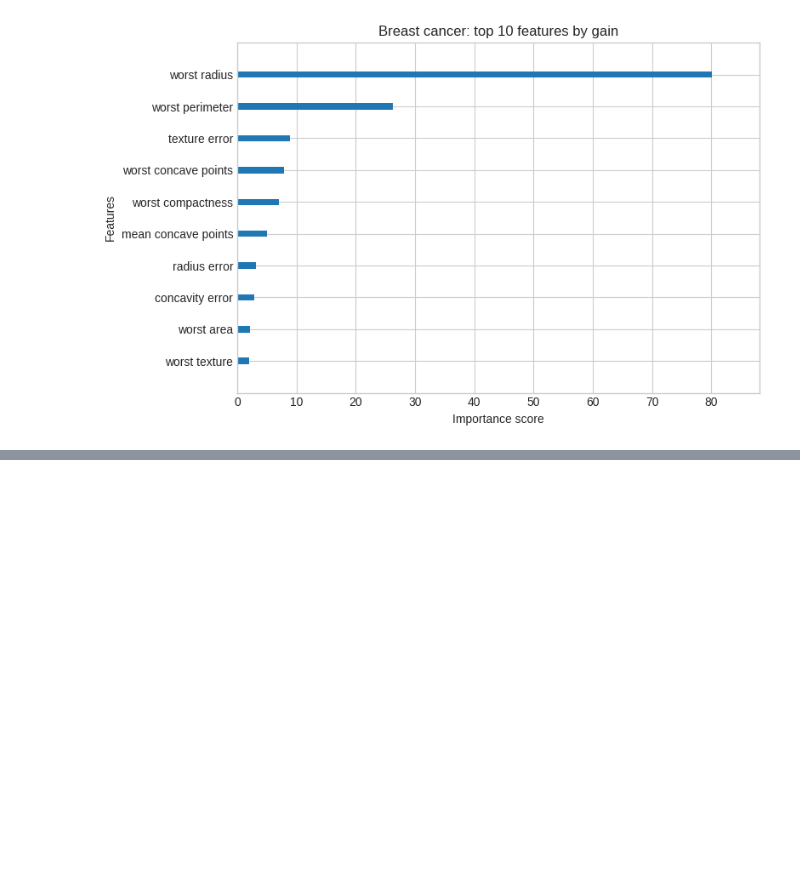
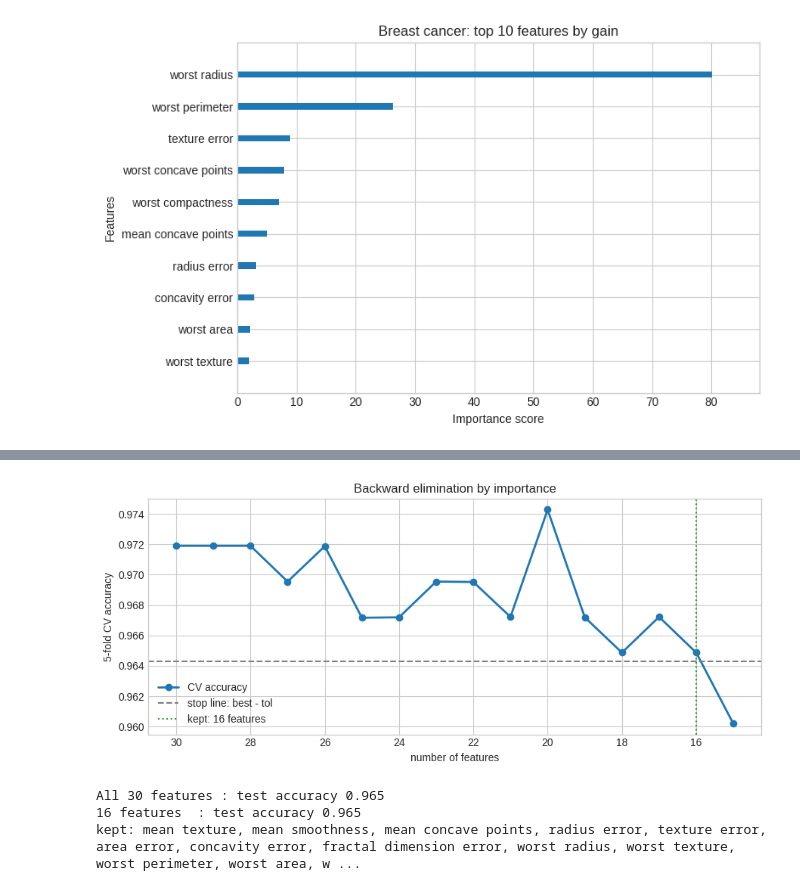
Before and after one commit to imagra93/ML-course-labs, a Jupyter notebook: notebooks/machine_learning/lab 6 - XGBoost and Gradient Boosting.ipynb, the cells around one changed output, grey strips where cells are left out. Drawn from its saved outputs; the diff is of its cells as text; code cells hidden in the pictures; blank space fills up the shorter version.

```diff
--- a/notebooks/machine_learning/lab 6 - XGBoost and Gradient Boosting.ipynb
+++ b/notebooks/machine_learning/lab 6 - XGBoost and Gradient Boosting.ipynb
@@ -361,0 +512,23 @@ plt.show()
+# %%
+X, y = cancer.data, cancer.target
+X_train, X_test, y_train, y_test = train_test_split(X, y, test_size=0.25, random_state=42, stratify=y)  # same split as section 4
+
+model = xgb.XGBClassifier(random_state=42)
+cv5 = StratifiedKFold(n_splits=5, shuffle=True, random_state=42)
+tol = 0.01                                   # allowed drop in CV accuracy (about one standard error here)
+
+features = list(range(X.shape[1]))           # column indices still in the model: all 30 at the start
+best = cross_val_score(model, X_train, y_train, cv=cv5).mean()
+history = [(len(features), best)]
+print(f"start with {len(features)} features: CV accuracy {best:.4f}")
+while len(features) > 1:
+    importance = model.fit(X_train[:, features], y_train).feature_importances_   # gain, recomputed every round
+    weakest = features[np.argmin(importance)]
+    candidate = [f for f in features if f != weakest]
+    score = cross_val_score(model, X_train[:, candidate], y_train, cv=cv5).mean()
+    history.append((len(candidate), score))
+    print(f"drop {cancer.feature_names[weakest]:<24} -> {len(candidate):2d} features: CV accuracy {score:.4f}")
+    if score < best - tol:                   # cross-validation regressed: keep the previous set
+        print(f"CV accuracy fell more than {tol} below the best ({best:.4f}): stop")
+        break
+    features, best = candidate, max(best, score)
@@ -361,0 +553,22 @@ plt.show()
+# %%
+n_kept, cv_acc = zip(*history)
+fig, ax = plt.subplots(figsize=(9, 4))
+ax.plot(n_kept, cv_acc, 'o-', lw=2, label='CV accuracy')
+ax.axhline(best - tol, color='gray', ls='--', label='stop line: best - tol')
+ax.axvline(len(features), color='tab:green', ls=':', label=f'kept: {len(features)} features')
+ax.invert_xaxis()                            # read left to right: removing features
+ax.set_xlabel('number of features'); ax.set_ylabel('5-fold CV accuracy')
+ax.set_title('Backward elimination by importance'); ax.legend()
+plt.tight_layout()
+plt.show()
+
+full = xgb.XGBClassifier(random_state=42).fit(X_train, y_train)
+small = xgb.XGBClassifier(random_state=42).fit(X_train[:, features], y_train)
+print(f"All {X.shape[1]} features : test accuracy {full.score(X_test, y_test):.3f}")
+print(f"{len(features)} features  : test accuracy {small.score(X_test[:, features], y_test):.3f}")
+print("kept:", ", ".join(cancer.feature_names[features]))
+# %% [output]
+[figure, added]
+All 30 features : test accuracy 0.965
+16 features  : test accuracy 0.965
+kept: mean texture, mean smoothness, mean concave points, radius error, texture error, area error, concavity error, fractal dimension error, worst radius, worst texture, worst perimeter, worst area, w ...
```
Also changed, not shown: parts of 20 cells of this notebook, 9 other files.
